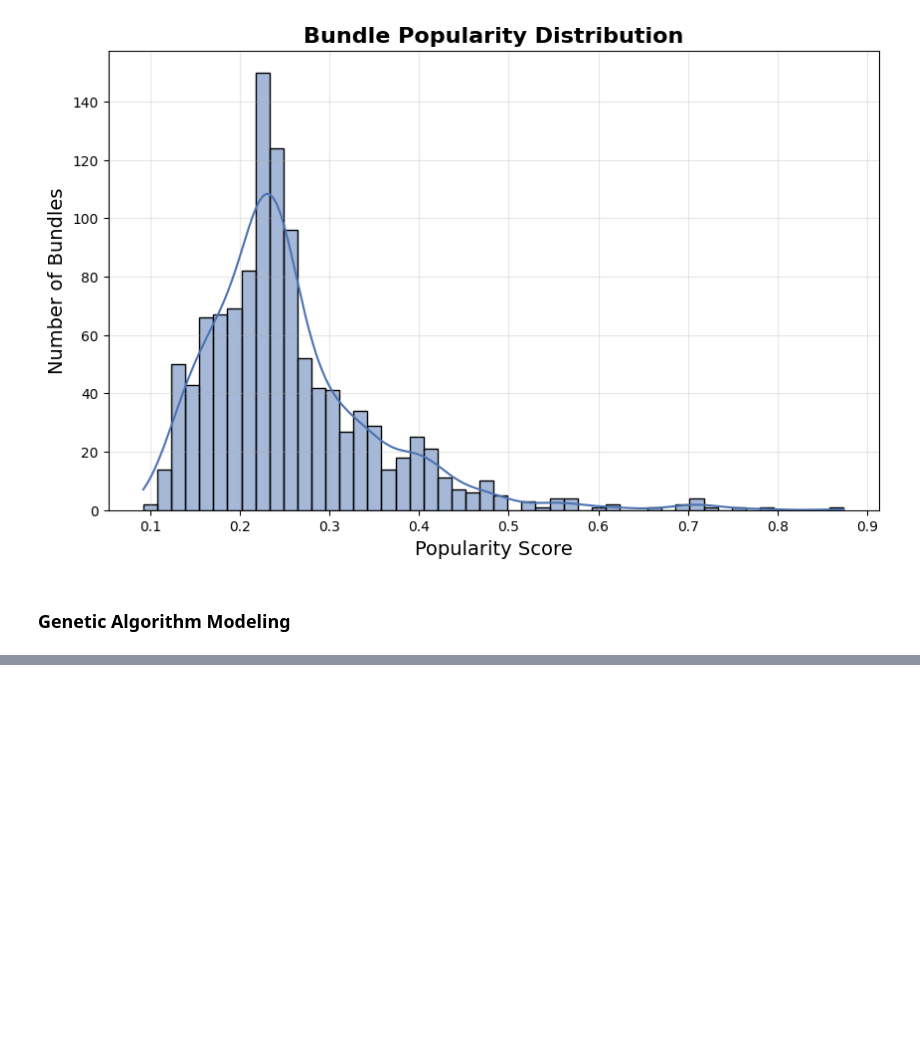
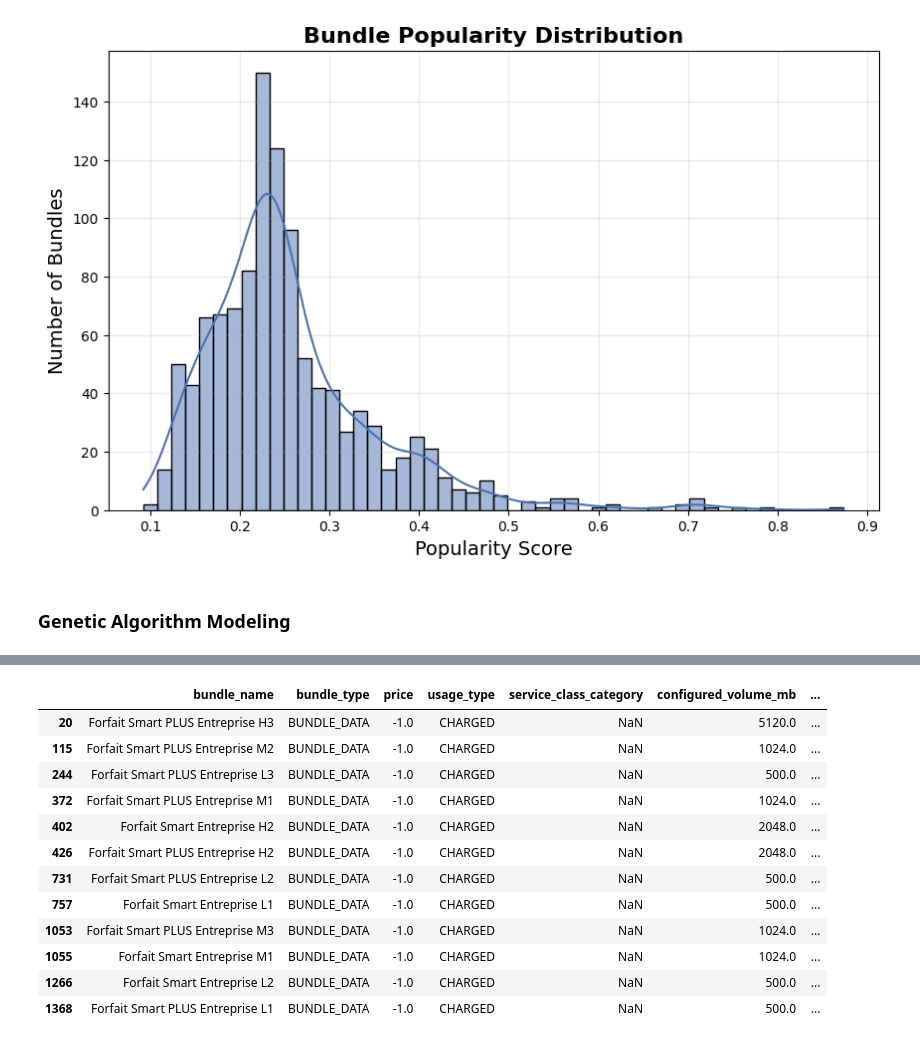
Before and after one commit to shaza-hussein/mintel, a Jupyter notebook: notebooks/gen/genetic_algorithm.ipynb, the cells around one changed output, grey strips where cells are left out. Cells and saved outputs as stored; diff of their text form; code cells hidden in the pictures; blank space fills up the shorter version.

```diff
--- a/notebooks/gen/genetic_algorithm.ipynb
+++ b/notebooks/gen/genetic_algorithm.ipynb
@@ -328,6 +338,8 @@ plt.grid(alpha=0.3)
 plt.show()
 # %% [output]
 [figure]
+# %%
+prepared_data = prepared_data[prepared_data['price'] > 0]
 # %% [markdown]
 ### Genetic Algorithm Modeling
 # %%
@@ -347,0 +1709,17 @@ candidates.head(10)
+# %%
+
+prepared_data[prepared_data['price'] == prepared_data['price'].min()]
+# %% [output]
+|  | bundle_name | bundle_type | price | usage_type | service_class_category | configured_volume_mb | ... |
+| 20 | Forfait Smart PLUS Entreprise H3 | BUNDLE_DATA | -1.0 | CHARGED | NaN | 5120.0 | ... |
+| 115 | Forfait Smart PLUS Entreprise M2 | BUNDLE_DATA | -1.0 | CHARGED | NaN | 1024.0 | ... |
+| 244 | Forfait Smart PLUS Entreprise L3 | BUNDLE_DATA | -1.0 | CHARGED | NaN | 500.0 | ... |
+| 372 | Forfait Smart PLUS Entreprise M1 | BUNDLE_DATA | -1.0 | CHARGED | NaN | 1024.0 | ... |
+| 402 | Forfait Smart Entreprise H2 | BUNDLE_DATA | -1.0 | CHARGED | NaN | 2048.0 | ... |
+| 426 | Forfait Smart PLUS Entreprise H2 | BUNDLE_DATA | -1.0 | CHARGED | NaN | 2048.0 | ... |
+| 731 | Forfait Smart PLUS Entreprise L2 | BUNDLE_DATA | -1.0 | CHARGED | NaN | 500.0 | ... |
+| 757 | Forfait Smart Entreprise L1 | BUNDLE_DATA | -1.0 | CHARGED | NaN | 500.0 | ... |
+| 1053 | Forfait Smart PLUS Entreprise M3 | BUNDLE_DATA | -1.0 | CHARGED | NaN | 1024.0 | ... |
+| 1055 | Forfait Smart Entreprise M1 | BUNDLE_DATA | -1.0 | CHARGED | NaN | 1024.0 | ... |
+| 1266 | Forfait Smart Entreprise L2 | BUNDLE_DATA | -1.0 | CHARGED | NaN | 500.0 | ... |
+| 1368 | Forfait Smart PLUS Entreprise L1 | BUNDLE_DATA | -1.0 | CHARGED | NaN | 500.0 | ... |
```
Also changed, not shown: parts of 21 cells of this notebook, 27 other files.
